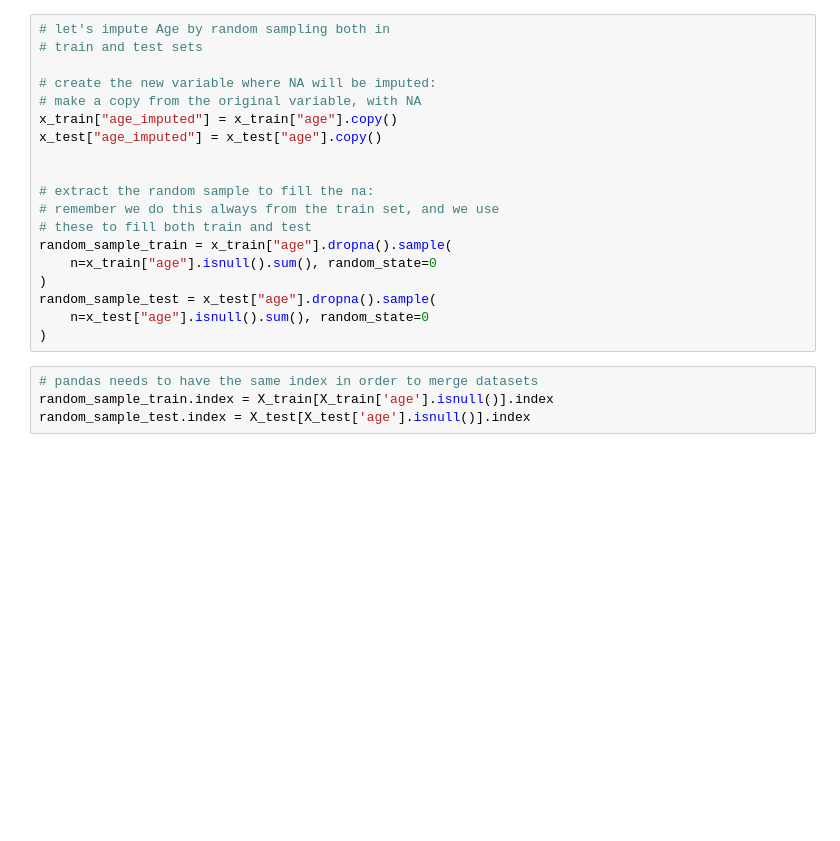
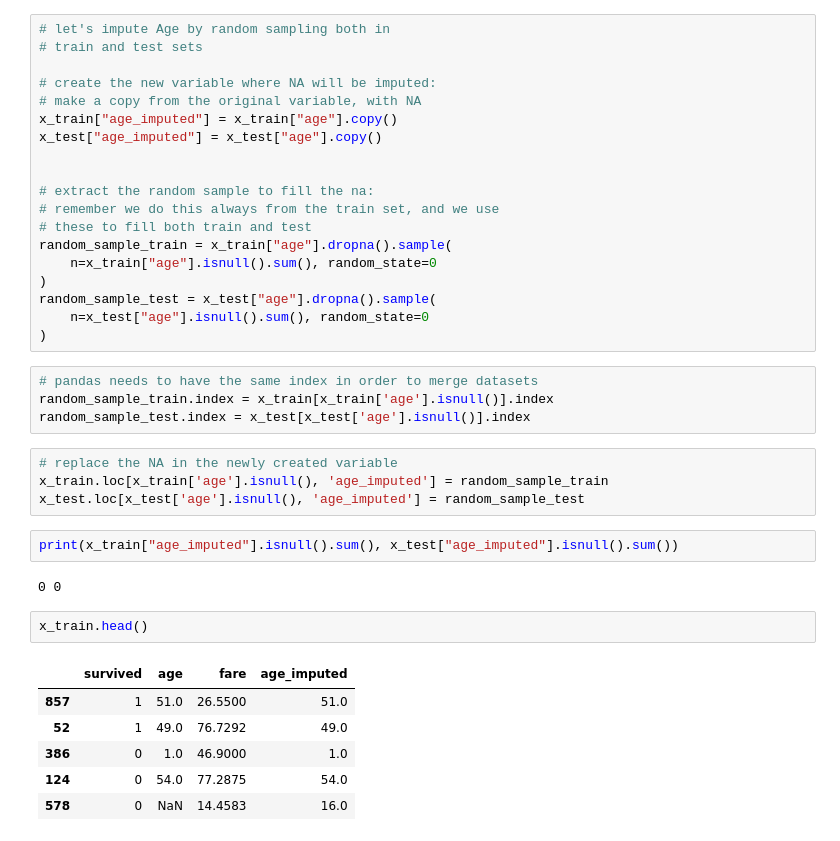
Before and after one commit to KarthikKothareddy/FeatureEngineering, a Jupyter notebook: Missing_Data_Imputation_2.ipynb, the cells around one changed output. Cells and saved outputs as stored; diff of their text form; blank space fills up the shorter version.

```diff
--- a/Missing_Data_Imputation_2.ipynb
+++ b/Missing_Data_Imputation_2.ipynb
@@ -424,5 +424,22 @@ random_sample_test = x_test["age"].dropna().sample(
 )
 # %%
 # pandas needs to have the same index in order to merge datasets
-random_sample_train.index = X_train[X_train['age'].isnull()].index
-random_sample_test.index = X_test[X_test['age'].isnull()].index
+random_sample_train.index = x_train[x_train['age'].isnull()].index
+random_sample_test.index = x_test[x_test['age'].isnull()].index
+# %%
+# replace the NA in the newly created variable
+x_train.loc[x_train['age'].isnull(), 'age_imputed'] = random_sample_train
+x_test.loc[x_test['age'].isnull(), 'age_imputed'] = random_sample_test
+# %%
+print(x_train["age_imputed"].isnull().sum(), x_test["age_imputed"].isnull().sum())
+# %% [output]
+0 0
+# %%
+x_train.head()
+# %% [output]
+|  | survived | age | fare | age_imputed |
+| 857 | 1 | 51.0 | 26.5500 | 51.0 |
+| 52 | 1 | 49.0 | 76.7292 | 49.0 |
+| 386 | 0 | 1.0 | 46.9000 | 1.0 |
+| 124 | 0 | 54.0 | 77.2875 | 54.0 |
+| 578 | 0 | NaN | 14.4583 | 16.0 |
```
Also changed, not shown: parts of 18 cells of this notebook.
